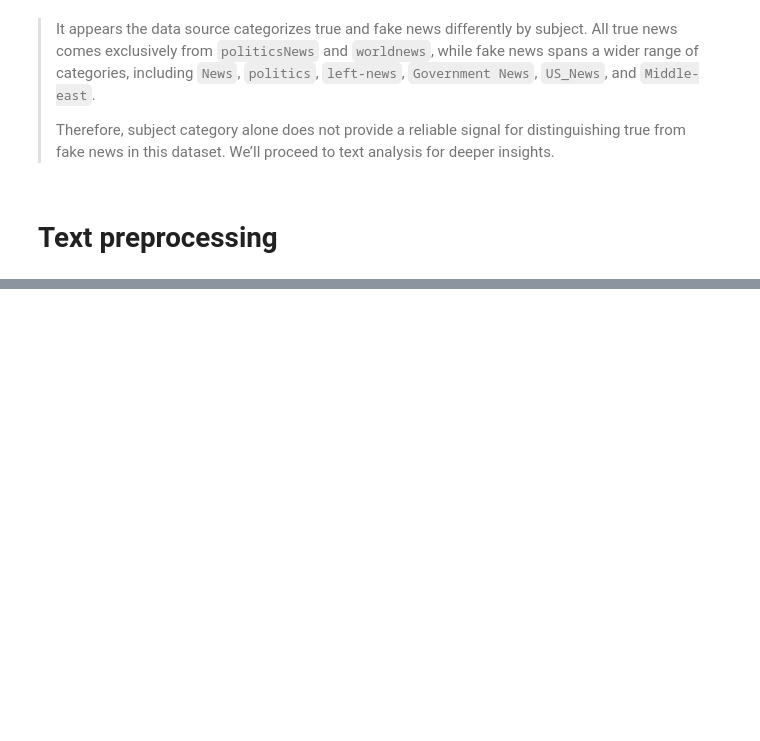
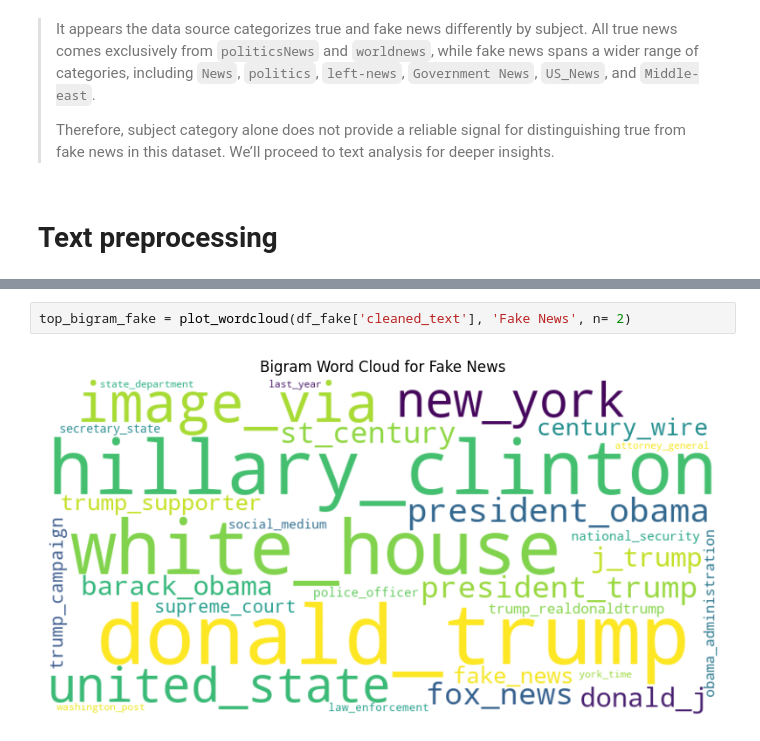
Before and after one commit to DigimonFrankie/Projects, a Jupyter notebook: Detecting Fake News: Real vs. Fabricated Online News Content/EDA & Preprocessing.ipynb, the cells around one changed output, grey strips where cells are left out. Saved outputs shown, nothing was run; the diff lists cells and outputs as text; blank space fills up the shorter version.

```diff
--- a/Detecting Fake News: Real vs. Fabricated Online News Content/EDA & Preprocessing.ipynb
+++ b/Detecting Fake News: Real vs. Fabricated Online News Content/EDA & Preprocessing.ipynb
@@ -270,0 +366,4 @@ plt.show()
+# %%
+top_bigram_fake = plot_wordcloud(df_fake['cleaned_text'], 'Fake News', n= 2)
+# %% [output]
+[figure, added]
```
Also changed, not shown: parts of 27 cells of this notebook.
